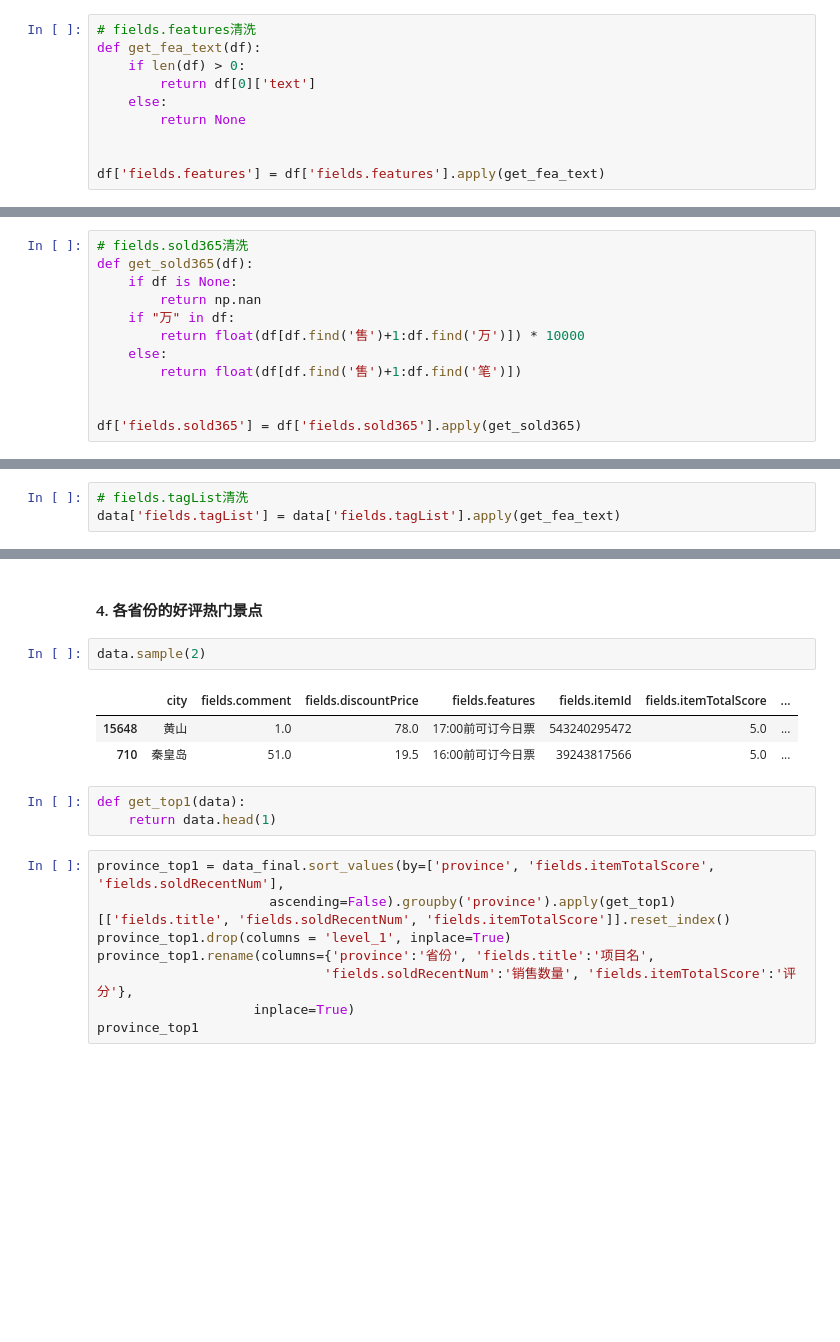
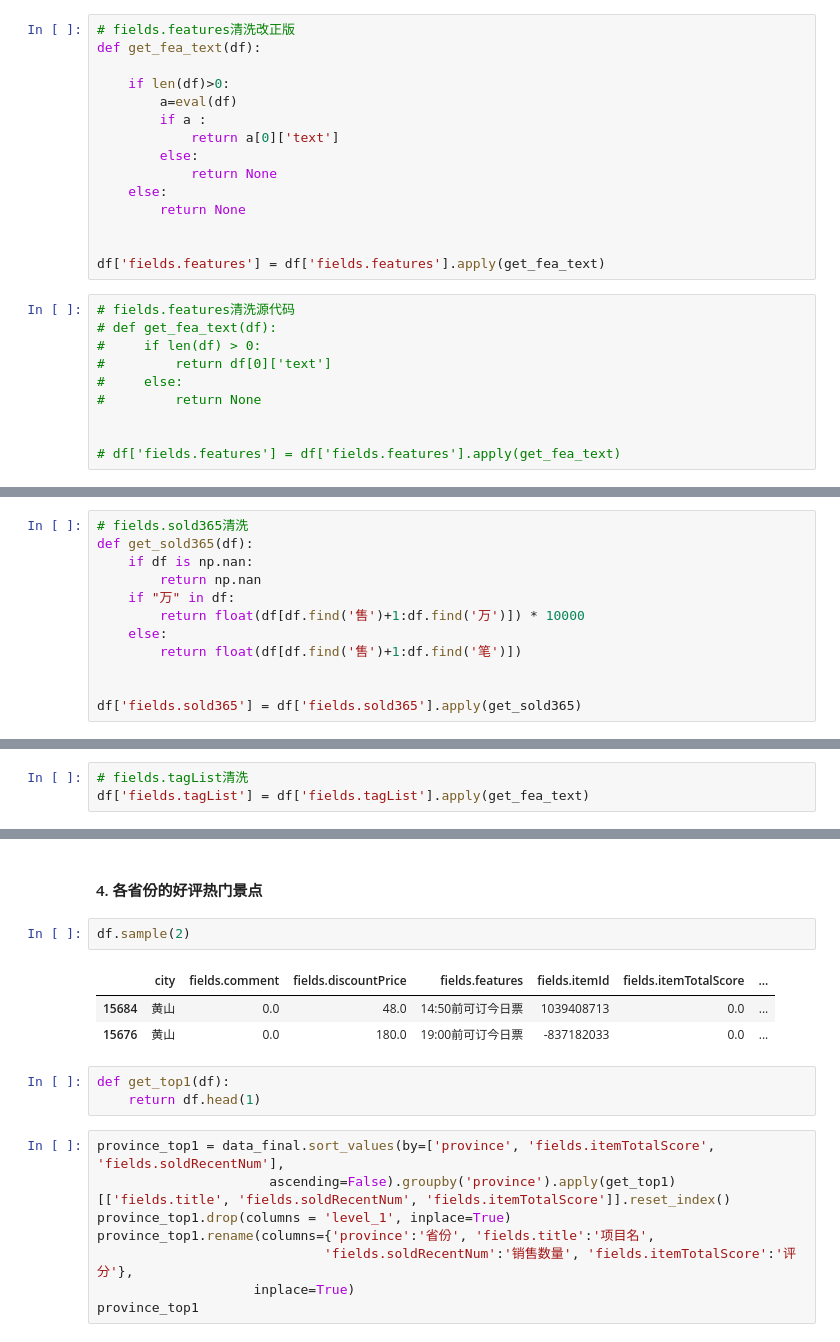
Before and after one commit to gong0710/LaborDay, a Jupyter notebook: laborday.ipynb, the cells around one changed output, grey strips where cells are left out. Saved outputs shown, nothing was run; the diff lists cells and outputs as text; blank space fills up the shorter version.

```diff
--- a/laborday.ipynb
+++ b/laborday.ipynb
@@ -170,10 +161,25 @@ df.sample(5)
+# %%
+# fields.features清洗改正版
+def get_fea_text(df):
+
+    if len(df)>0:
+        a=eval(df)
+        if a :
+            return a[0]['text']
+        else:
+            return None
+    else:
+        return None
+
+
+df['fields.features'] = df['fields.features'].apply(get_fea_text)
 # %%
-# fields.features清洗
-def get_fea_text(df):
-    if len(df) > 0:
-        return df[0]['text']
-    else:
-        return None
+# fields.features清洗源代码
+# def get_fea_text(df):
+#     if len(df) > 0:
+#         return df[0]['text']
+#     else:
+#         return None
 
 
-df['fields.features'] = df['fields.features'].apply(get_fea_text)
+# df['fields.features'] = df['fields.features'].apply(get_fea_text)
@@ -191,7 +195,7 @@ Name: fields.sold365, dtype: object
 # %%
 # fields.sold365清洗
 def get_sold365(df):
-    if df is None:
+    if df is np.nan:
         return np.nan
     if "万" in df:
         return float(df[df.find('售')+1:df.find('万')]) * 10000
@@ -209,6 +216,6 @@ TypeError: string indices must be integers
 # %%
 # fields.tagList清洗
-data['fields.tagList'] = data['fields.tagList'].apply(get_fea_text)
+df['fields.tagList'] = df['fields.tagList'].apply(get_fea_text)
 # %% [markdown]
 #### 1.5 跟省份数据merge在一起
 # %%
@@ -397,14 +417,14 @@ bar
 # %% [markdown]
 #### 4. 各省份的好评热门景点
 # %%
-data.sample(2)
+df.sample(2)
 # %% [output]
 |  | city | fields.comment | fields.discountPrice | fields.features | fields.itemId | fields.itemTotalScore | ... |
-| 15648 | 黄山 | 1.0 | 78.0 | 17:00前可订今日票 | 543240295472 | 5.0 | ... |
-| 710 | 秦皇岛 | 51.0 | 19.5 | 16:00前可订今日票 | 39243817566 | 5.0 | ... |
+| 15684 | 黄山 | 0.0 | 48.0 | 14:50前可订今日票 | 1039408713 | 0.0 | ... |
+| 15676 | 黄山 | 0.0 | 180.0 | 19:00前可订今日票 | -837182033 | 0.0 | ... |
 # %%
-def get_top1(data):
-    return data.head(1)
+def get_top1(df):
+    return df.head(1)
 # %%
 province_top1 = data_final.sort_values(by=['province', 'fields.itemTotalScore', 'fields.soldRecentNum'],
                       ascending=False).groupby('province').apply(get_top1)[['fields.title', 'fields.soldRecentNum', 'fields.itemTotalScore']].reset_index()
```
Also changed, not shown: parts of 13 cells of this notebook.
